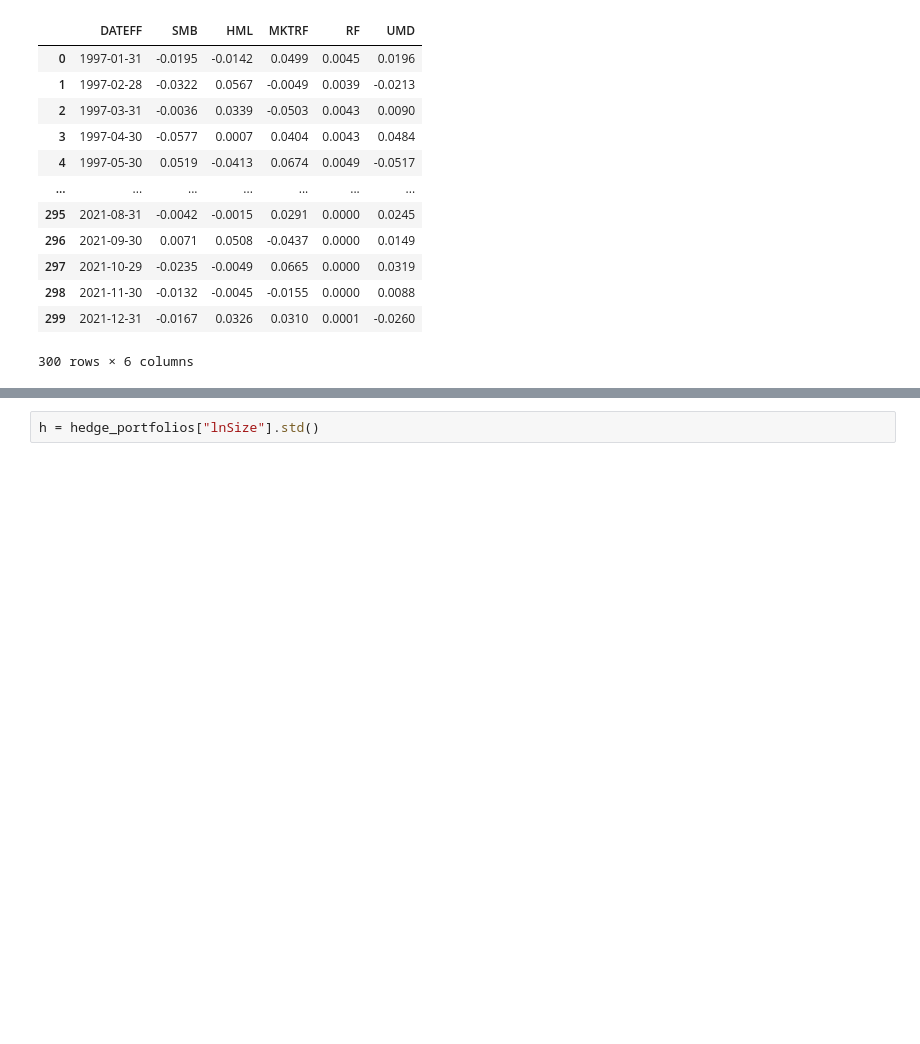
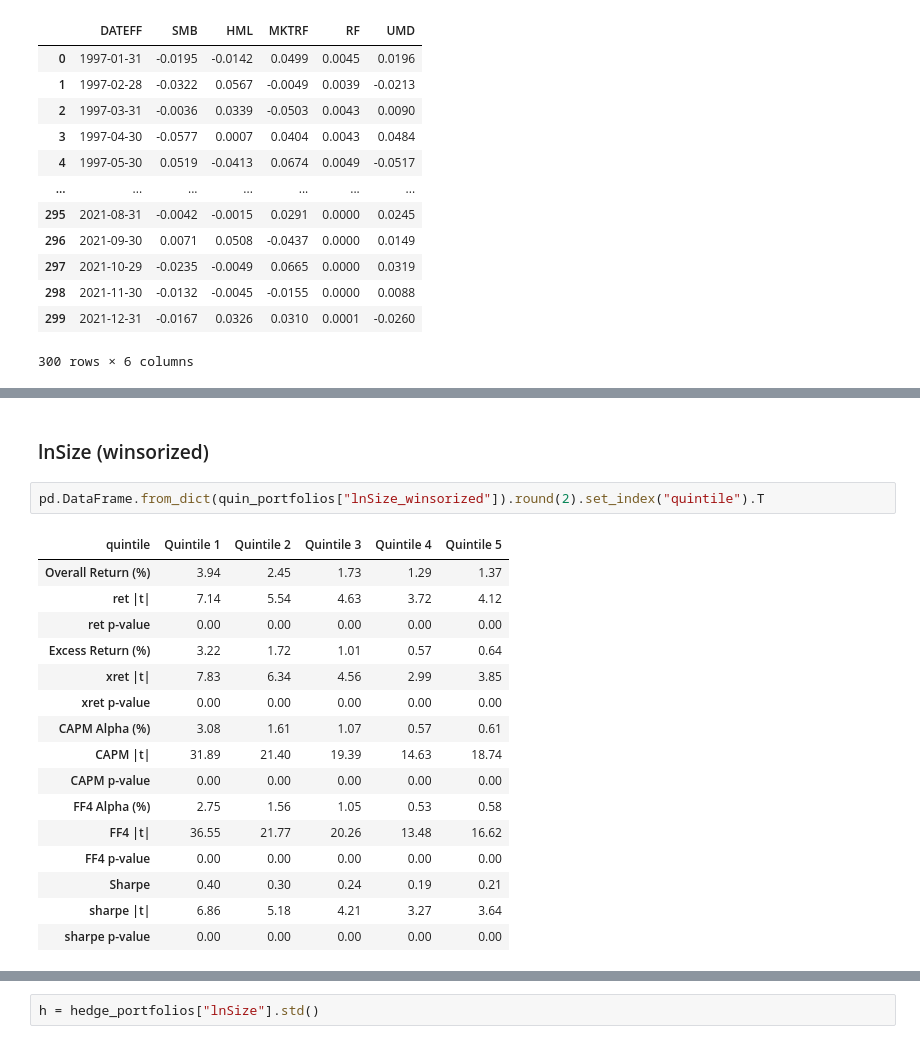
Before and after one commit to uWaterloo-CFM/CFM-301, a Jupyter notebook: Assignment 4/Assignment 4 - Code.ipynb, the cells around one changed output, grey strips where cells are left out. Saved outputs shown, nothing was run; the diff lists cells and outputs as text; blank space fills up the shorter version.

```diff
--- a/Assignment 4/Assignment 4 - Code.ipynb
+++ b/Assignment 4/Assignment 4 - Code.ipynb
@@ -393,0 +472,21 @@ betas
+# %% [markdown]
+### lnSize (winsorized)
+# %%
+pd.DataFrame.from_dict(quin_portfolios["lnSize_winsorized"]).round(2).set_index("quintile").T
+# %% [output]
+| quintile | Quintile 1 | Quintile 2 | Quintile 3 | Quintile 4 | Quintile 5 |
+| Overall Return (%) | 3.94 | 2.45 | 1.73 | 1.29 | 1.37 |
+| ret |t| | 7.14 | 5.54 | 4.63 | 3.72 | 4.12 |
+| ret p-value | 0.00 | 0.00 | 0.00 | 0.00 | 0.00 |
+| Excess Return (%) | 3.22 | 1.72 | 1.01 | 0.57 | 0.64 |
+| xret |t| | 7.83 | 6.34 | 4.56 | 2.99 | 3.85 |
+| xret p-value | 0.00 | 0.00 | 0.00 | 0.00 | 0.00 |
+| CAPM Alpha (%) | 3.08 | 1.61 | 1.07 | 0.57 | 0.61 |
+| CAPM |t| | 31.89 | 21.40 | 19.39 | 14.63 | 18.74 |
+| CAPM p-value | 0.00 | 0.00 | 0.00 | 0.00 | 0.00 |
+| FF4 Alpha (%) | 2.75 | 1.56 | 1.05 | 0.53 | 0.58 |
+| FF4 |t| | 36.55 | 21.77 | 20.26 | 13.48 | 16.62 |
+| FF4 p-value | 0.00 | 0.00 | 0.00 | 0.00 | 0.00 |
+| Sharpe | 0.40 | 0.30 | 0.24 | 0.19 | 0.21 |
+| sharpe |t| | 6.86 | 5.18 | 4.21 | 3.27 | 3.64 |
+| sharpe p-value | 0.00 | 0.00 | 0.00 | 0.00 | 0.00 |
```
Also changed, not shown: parts of 18 cells of this notebook, 1 other file.
